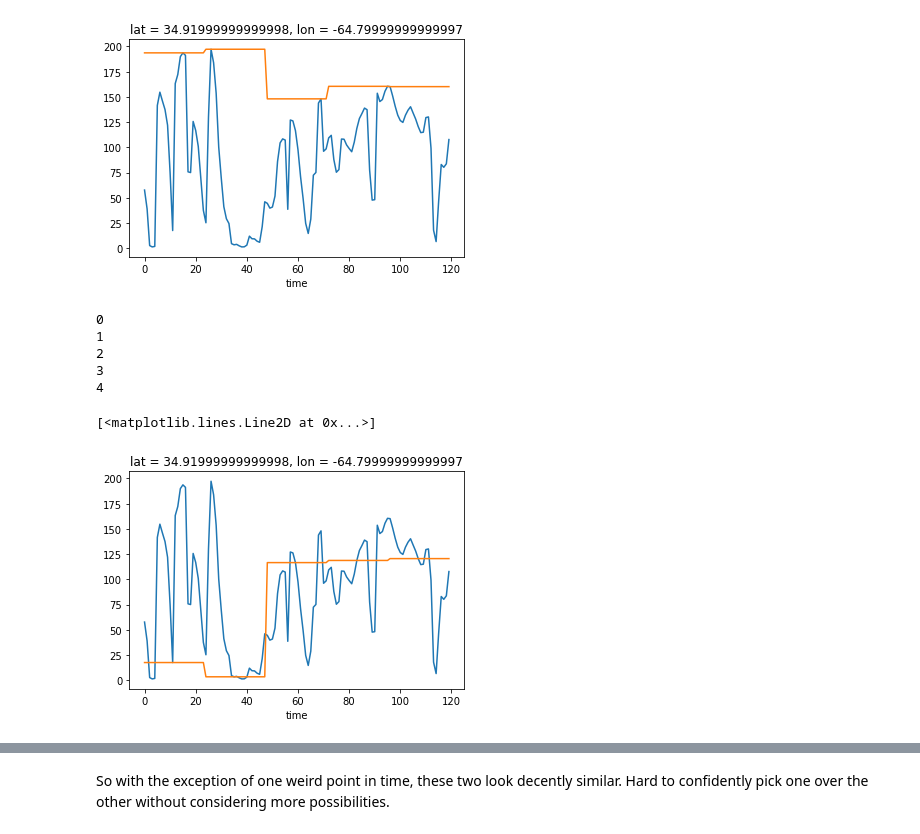
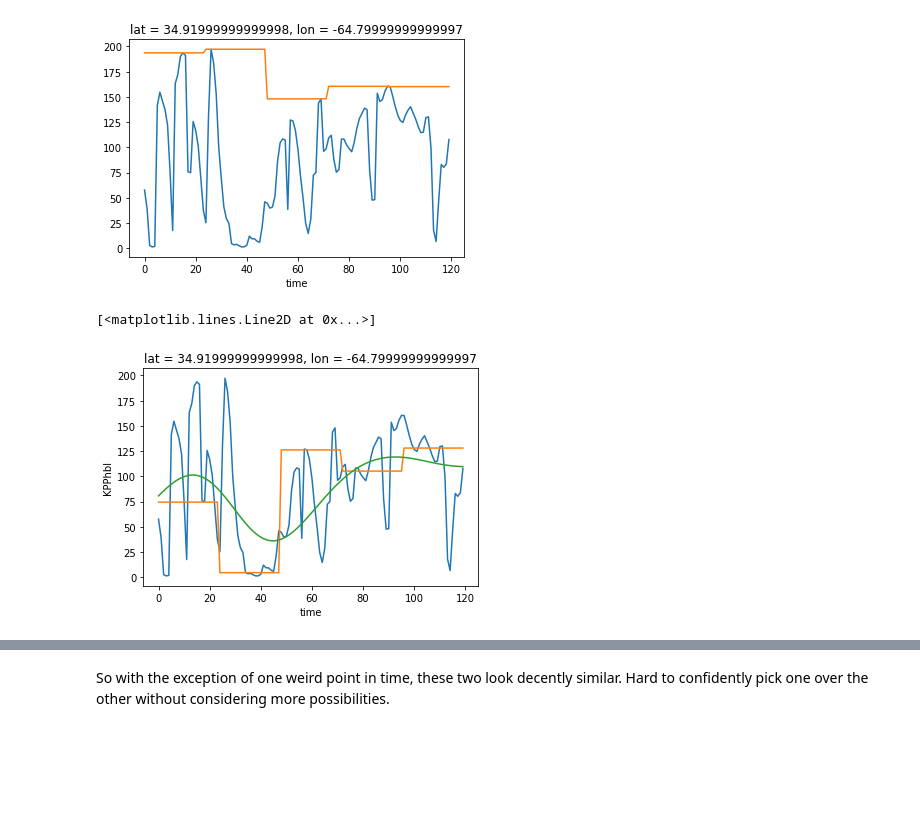
Before and after one commit to avik2007/CoupledOceAtmo, a Jupyter notebook: mit_geos_analysis/notebook14_hblstudies.ipynb, the cells around one changed output, grey strips where cells are left out. Saved outputs shown, nothing was run; the diff lists cells and outputs as text; code cells hidden in the pictures; blank space fills up the shorter version.

```diff
--- a/mit_geos_analysis/notebook14_hblstudies.ipynb
+++ b/mit_geos_analysis/notebook14_hblstudies.ipynb
@@ -79,3 +84,7 @@ hbl = getNCDataSet(fol,VAR, firstlevel,finallevel)
 # %% [output]
 Time combined dataset has been opened.
 I concatenated the first Z-layer
+# %%
+hbl = hbl.compute()
+# %%
+hblfilt = dsp.lowpass(dsp.lowpass(dsp.lowpass(hbl['KPPhbl'], 1.0/0.4,dim='lat' ), 1.0/0.4, dim='lon'), 1.0 / 48.0, dim='time')
@@ -183,7 +188,7 @@ def coarseGrainHbl_SUNRISE(hblset, latsel, lonsel):
     hblsel = hblset['KPPhbl'].sel(lat=latsel,lon=lonsel,method='nearest')
     perioddepths = np.empty(periodnum)
     hblcoarsegrain = np.empty(0)
-    sunrisetime = 11 #NOTE IN A FINAL VERSION OF THIS CODE, SUNRISE TIME WILL BE A FUNCTION OF LONGITUDE
+    sunrisetime = 10 #NOTE IN A FINAL VERSION OF THIS CODE, SUNRISE TIME WILL BE A FUNCTION OF LONGITUDE
     for index in range(0,periodnum):
         perioddepths[index] = hblsel[index*periodlength + sunrisetime].values
         hblcoarsegrain = np.concatenate((hblcoarsegrain, np.full(periodlength, perioddepths[index])),casting='same_kind')
@@ -192,17 +223,14 @@ def coarseGrainHbl_SUNRISE(hblset, latsel, lonsel):
 # %%
 SUNRISEtest = coarseGrainHbl_SUNRISE(hbl, latsel, lonsel)
 %matplotlib inline
 hblsel = hbl['KPPhbl'].sel(lat=latsel,lon=lonsel,method='nearest')
 hblsel.plot()
+hblselfilt = hblfilt.sel(lat=latsel,lon=lonsel,method='nearest')
 SUNRISEtest.plot()
+hblselfilt.plot()
 # %% [output]
-0
-1
-2
-3
-4
+[<matplotlib.lines.Line2D at 0x...>]
-[<matplotlib.lines.Line2D at 0x...>]
-[figure, old version]
+[figure, new version]
 # %%
 def getThetaTendency(hblcoarsegrain, Theta, latsel, lonsel):
     hblcg = hblcoarsegrain.values #hblcoarse grain is a dataarray and getThickWeightedVector takes dataarrays
```
Also changed, not shown: parts of 48 cells of this notebook, 54 other files.
